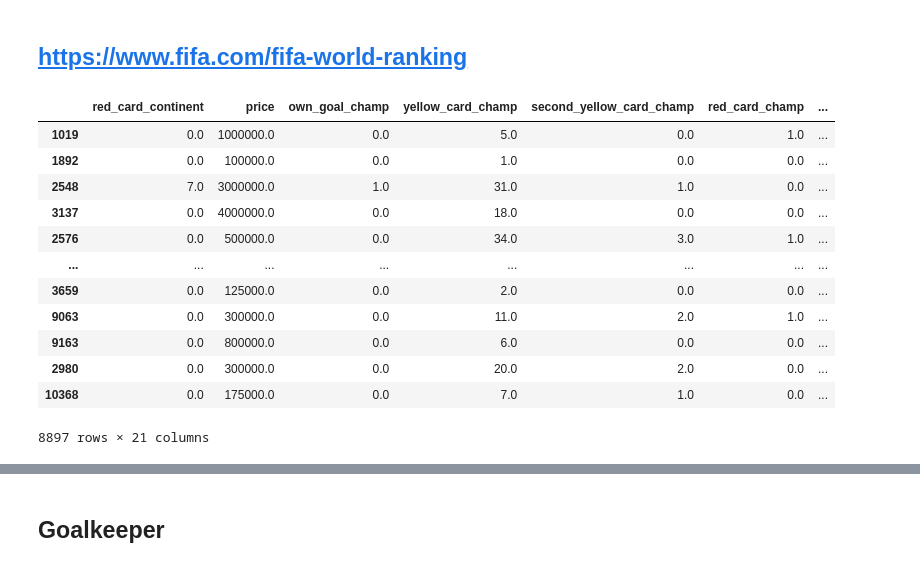
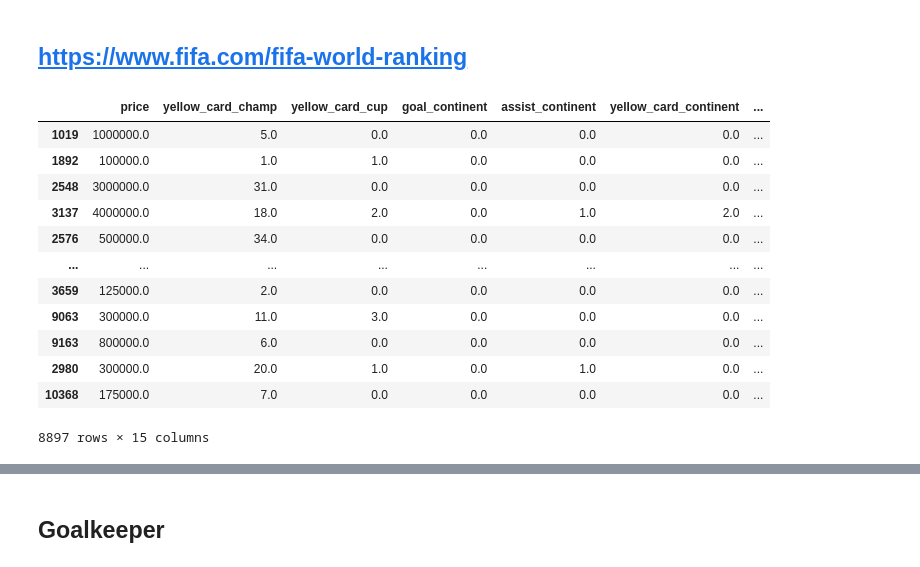
Before and after one commit to aleconwifi/Final-JOBarcelona-22, a Jupyter notebook: src/Feature_Engineering.ipynb, the cells around one changed output, grey strips where cells are left out. Drawn from its saved outputs; the diff is of its cells as text; code cells hidden in the pictures.

```diff
--- a/src/Feature_Engineering.ipynb
+++ b/src/Feature_Engineering.ipynb
@@ -113,9 +113,11 @@ class FeatureEngineeringDf:
     #self.init_dtypes()
 
   def numeric_dtypes(self):
-    cat_cols = self.df.select_dtypes('object')
+    cat_cols = set(self.df.select_dtypes('object'))
     for col in cat_cols:
-      self.df[col] = self.df[col].astype('category').cat.codes
+      if col != 'position':
+        print(col)
+        self.df[col] = self.df[col].astype('category').cat.codes
 
 
   def add_goals_value(self):
@@ -211,27 +213,27 @@ class FeatureEngineeringDf:
 # %%
 data = FeatureEngineeringDf(df)
 data.add_goals_value()
 data.add_assists_value()
 data.add_nations_value()
 data.add_champions_score()
 data.numeric_dtypes()
 data.remove_modified_cols()
-data.data_correlated(thr = 0.05)
+data.data_correlated(thr = 0.1)
 data.df
 # %% [output]
-|  | red_card_continent | price | own_goal_champ | yellow_card_champ | second_yellow_card_champ | red_card_champ | ... |
-| 1019 | 0.0 | 1000000.0 | 0.0 | 5.0 | 0.0 | 1.0 | ... |
-| 1892 | 0.0 | 100000.0 | 0.0 | 1.0 | 0.0 | 0.0 | ... |
-| 2548 | 7.0 | 3000000.0 | 1.0 | 31.0 | 1.0 | 0.0 | ... |
-| 3137 | 0.0 | 4000000.0 | 0.0 | 18.0 | 0.0 | 0.0 | ... |
-| 2576 | 0.0 | 500000.0 | 0.0 | 34.0 | 3.0 | 1.0 | ... |
+|  | price | yellow_card_champ | yellow_card_cup | goal_continent | assist_continent | yellow_card_continent | ... |
+| 1019 | 1000000.0 | 5.0 | 0.0 | 0.0 | 0.0 | 0.0 | ... |
+| 1892 | 100000.0 | 1.0 | 1.0 | 0.0 | 0.0 | 0.0 | ... |
+| 2548 | 3000000.0 | 31.0 | 0.0 | 0.0 | 0.0 | 0.0 | ... |
+| 3137 | 4000000.0 | 18.0 | 2.0 | 0.0 | 1.0 | 2.0 | ... |
+| 2576 | 500000.0 | 34.0 | 0.0 | 0.0 | 0.0 | 0.0 | ... |
 | ... | ... | ... | ... | ... | ... | ... | ... |
-| 3659 | 0.0 | 125000.0 | 0.0 | 2.0 | 0.0 | 0.0 | ... |
-| 9063 | 0.0 | 300000.0 | 0.0 | 11.0 | 2.0 | 1.0 | ... |
-| 9163 | 0.0 | 800000.0 | 0.0 | 6.0 | 0.0 | 0.0 | ... |
-| 2980 | 0.0 | 300000.0 | 0.0 | 20.0 | 2.0 | 0.0 | ... |
-| 10368 | 0.0 | 175000.0 | 0.0 | 7.0 | 1.0 | 0.0 | ... |
+| 3659 | 125000.0 | 2.0 | 0.0 | 0.0 | 0.0 | 0.0 | ... |
+| 9063 | 300000.0 | 11.0 | 3.0 | 0.0 | 0.0 | 0.0 | ... |
+| 9163 | 800000.0 | 6.0 | 0.0 | 0.0 | 0.0 | 0.0 | ... |
+| 2980 | 300000.0 | 20.0 | 1.0 | 0.0 | 1.0 | 0.0 | ... |
+| 10368 | 175000.0 | 7.0 | 0.0 | 0.0 | 0.0 | 0.0 | ... |
-8897 rows × 21 columns
+8897 rows × 15 columns
 # %%
 data.df.to_csv('../data/Correlation01.csv')
 # %%
```
Also changed, not shown: parts of 1 cell of this notebook, 2 other files.
